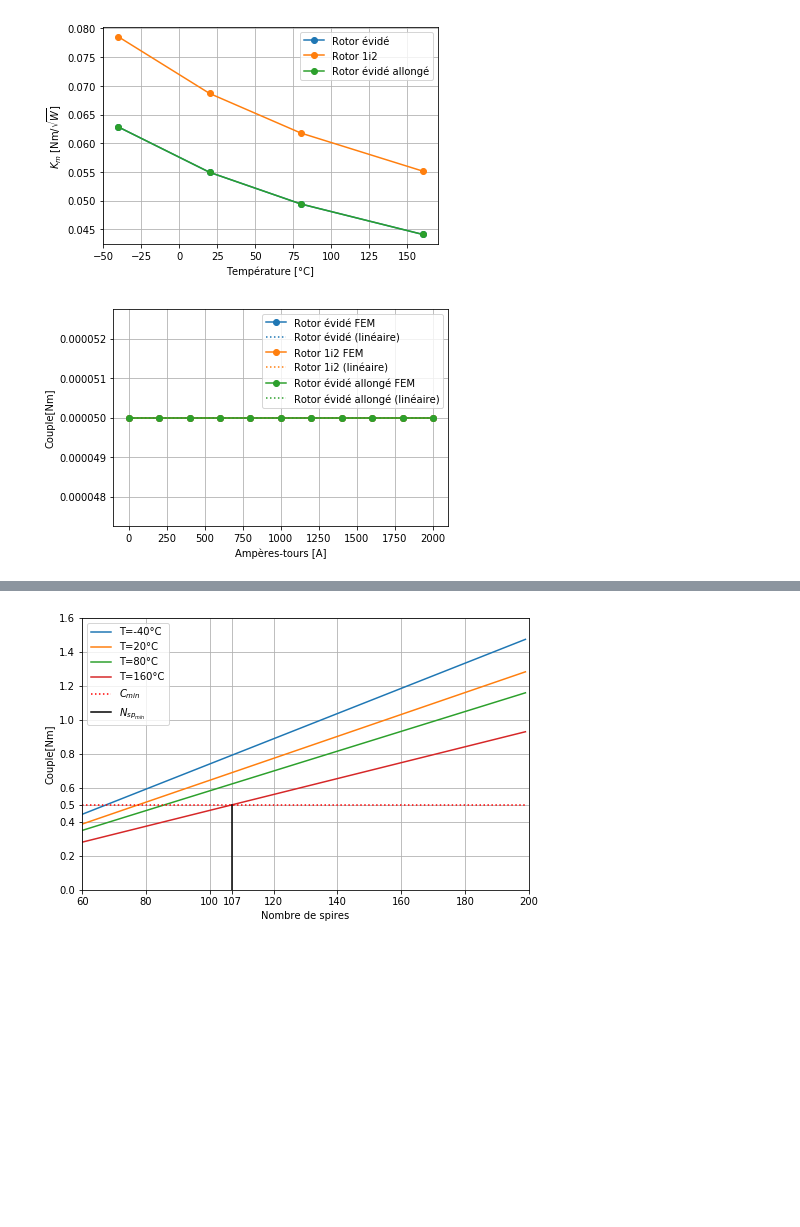
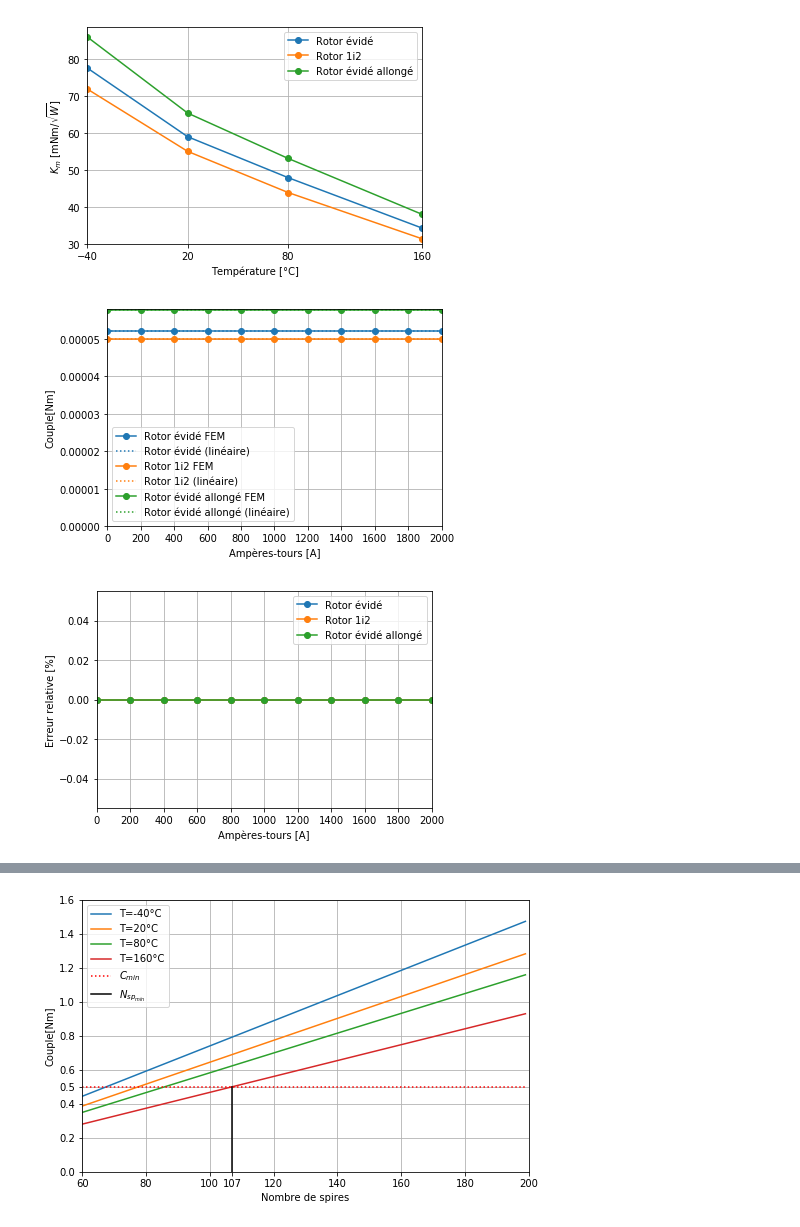
Before and after one commit to TBayborek/PDM, a Jupyter notebook: Motor_Performance.ipynb, the cells around one changed output, grey strips where cells are left out. Cells and saved outputs as stored; diff of their text form; code cells hidden in the pictures; blank space fills up the shorter version.

```diff
--- a/Motor_Performance.ipynb
+++ b/Motor_Performance.ipynb
@@ -28,6 +28,7 @@ sigma = 0.65
 
 # param
 Npp = 5
+facteur_v_allonge = (1.095+1.121)/2 # perf gain v allongé rotor = 28mm + 30mm / 2
 
 rho = []
 for t in T:
@@ -38,9 +39,9 @@ for rho_t in rho:
     R0.append(rho_t*(2*(w+h)+math.pi*th)/(sigma*th*l))
 
 # Flux
-phi_1i2 = [50E-6, 50E-6, 50E-6, 50E-6] # [-40, 20, 80, 160]°C
-phi_évidé = [40E-6, 40E-6, 40E-6, 40E-6] # [-40, 20, 80, 160]°C
-phi_évidé_l = [40E-6, 40E-6, 40E-6, 40E-6] # [-40, 20, 80, 160]°C
+phi_1i2 = np.array([45.78, 40.11, 35.60, 28.55])*1E-6 # [-40, 20, 80, 160]°C
+phi_évidé = np.array([49.39, 42.99, 38.85, 31.17])*1E-6 # [-40, 20, 80, 160]°C
+phi_évidé_l = phi_évidé*facteur_v_allonge
 
 phi = [phi_évidé, phi_1i2, phi_évidé_l]
 # %%
@@ -72,44 +73,72 @@ for i, elem_to_plot in enumerate(to_plot):
     for phi_t, R0_t in zip(phi[i],R0):
         Km_rotor.append(math.sqrt(3)*phi_t*Npp/math.sqrt(R0_t))
     Km.append(Km_rotor)
-    plt.plot(T,Km_rotor,'o-',label=elem_to_plot)
+    plt.plot(T,np.array(Km_rotor)*1000,'o-',label=elem_to_plot)
 
 plt.xlabel("Température [°C]")
-plt.ylabel("$K_m$ [Nm/$\sqrt{W}$]")
+plt.ylabel("$K_m$ [mNm/$\sqrt{W}$]")
+plt.xlim([min(T),max(T)])
+plt.ylim(bottom=30)
+plt.xticks(T)
 plt.legend(loc="best")
-#plt.ylim([35,50])
 plt.grid()
-#plt.savefig("Km_motor"+".pdf")
+plt.savefig("Km_motor"+".pdf")
 plt.show()
 # %% [output]
-[figure, old version]
+[figure, new version]
 # %%
 # Torque vs current
 
 I = range(0,2001,200) # Ampere tour
 # Couple 20°C
 c_1i2 = np.array([50E-6, 50E-6, 50E-6, 50E-6,50E-6, 50E-6, 50E-6, 50E-6,50E-6, 50E-6, 50E-6])
-c_évidé = np.array([50E-6, 50E-6, 50E-6, 50E-6,50E-6, 50E-6, 50E-6, 50E-6,50E-6, 50E-6, 50E-6])
-c_évidé_l = np.array([50E-6, 50E-6, 50E-6, 50E-6,50E-6, 50E-6, 50E-6, 50E-6,50E-6, 50E-6, 50E-6])
+c_évidé = np.array([50E-6, 50E-6, 50E-6, 50E-6,50E-6, 50E-6, 50E-6, 50E-6,50E-6, 50E-6, 50E-6])+2E-6
+c_évidé_l = facteur_v_allonge*c_évidé
 
 c = [c_évidé, c_1i2, c_évidé_l]
 
+plt.figure("Torque")
+plt.figure("Err_rel")
 
+err_rel_lin = []
 to_plot = ["Rotor évidé", "Rotor 1i2", "Rotor évidé allongé"]
 for i, elem_to_plot in enumerate(to_plot):
     color = next(plt.gca()._get_lines.prop_cycler)['color']
-    plt.plot(I,c[i], 'o-', color=color,label=elem_to_plot+" FEM")
-    plt.plot(I,c[0]+(c[1]-c[0])/(I[1]-I[0])*I,':', color=color, label=elem_to_plot+ " (linéaire)")
+    couple_fem = c[i]
+    couple_lin = c[i][0]+(c[i][1]-c[i][0])/(I[1]-I[0])*I
 
+    err_rel_lin.append((couple_fem-couple_lin)/couple_lin*100)
+
+    plt.figure("Torque")
+    plt.plot(I,couple_fem, 'o-', color=color,label=elem_to_plot+" FEM")
+    plt.plot(I,couple_lin,':', color=color, label=elem_to_plot+ " (linéaire)")
+
+    plt.figure("Err_rel")
+    plt.plot(I,err_rel_lin[i], 'o-', color=color,label=elem_to_plot)
+
+plt.figure("Torque")
 plt.xlabel("Ampères-tours [A]")
 plt.ylabel("Couple[Nm]")
+plt.xlim([min(I), max(I)])
+plt.ylim(bottom=0)
+plt.xticks(I)
 plt.legend(loc="best")
+plt.grid()
+plt.savefig("Couple_courant"+".pdf")
+
+plt.figure("Err_rel")
+plt.xlabel("Ampères-tours [A]")
+plt.ylabel("Erreur relative [%]")
+plt.xlim([min(I), max(I)])
 #plt.ylim([35,50])
+plt.xticks(I)
+plt.legend(loc="best")
 plt.grid()
-#plt.savefig("Km_motor"+".pdf")
+plt.savefig("Couple_courant_err"+".pdf")
 plt.show()
 # %% [output]
-[figure, old version]
+[figure, new version]
+[figure, added]
 # %%
 # Torque vs current (FEM vs Torque=phi)
 to_plot = ["Rotor évidé", "Rotor 1i2"]
```
Also changed, not shown: parts of 4 cells of this notebook, 4 other files.
